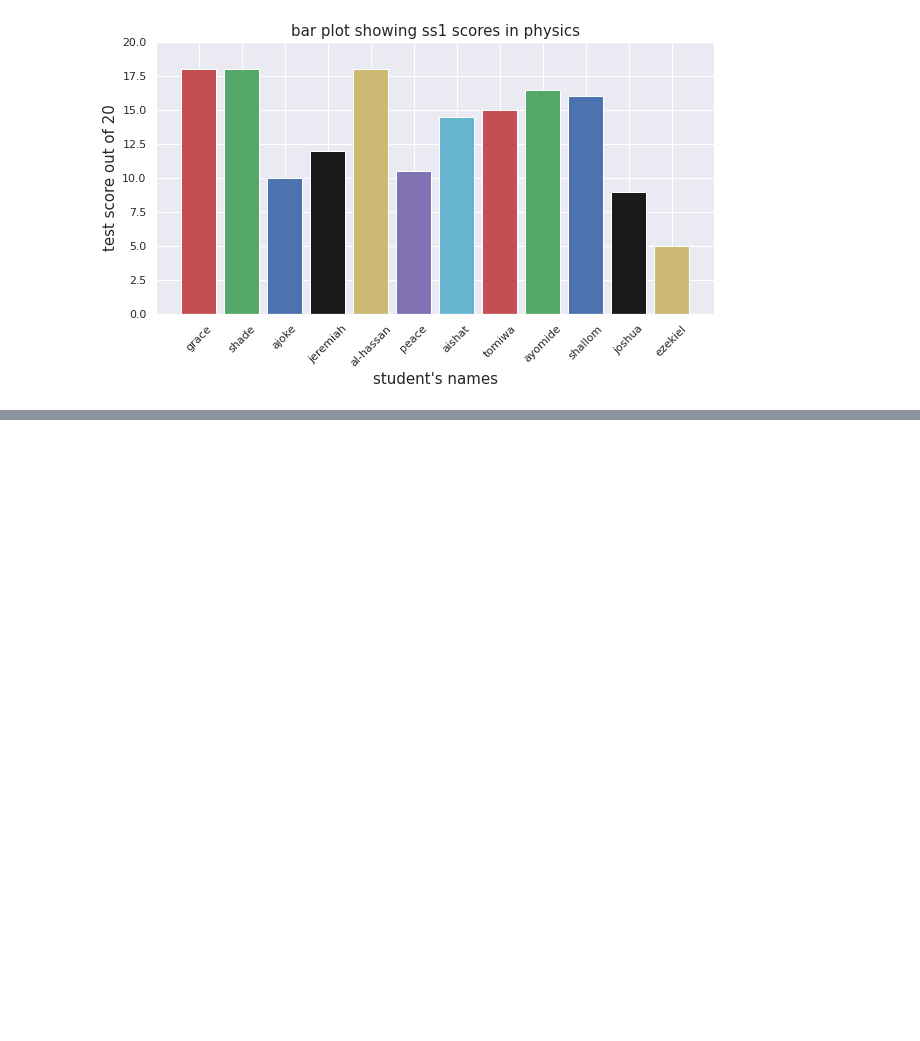
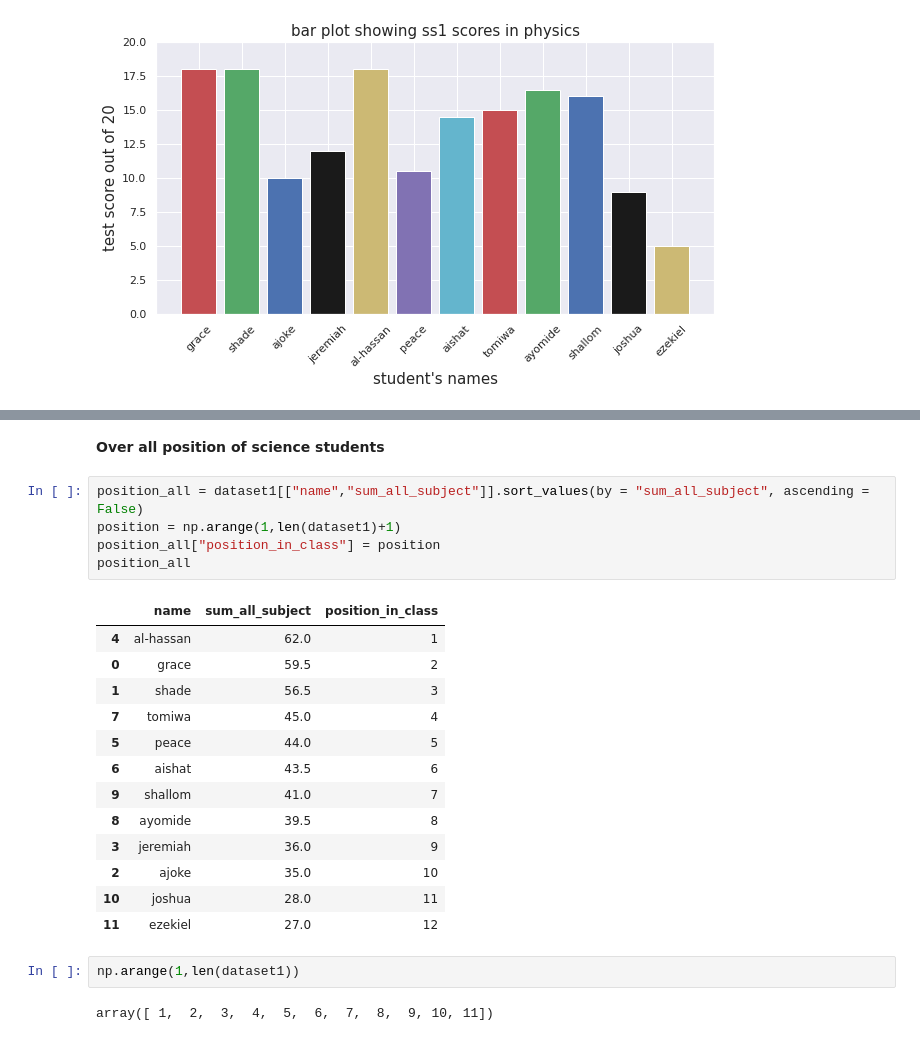
Before and after one commit to ayosamobitade/Senior-Secondary-School-Student-2ndTest-Score-Analysis, a Jupyter notebook: SS2_student_Data_Analyzed.ipynb, the cells around one changed output, grey strips where cells are left out. Cells and saved outputs as stored; diff of their text form; blank space fills up the shorter version.

```diff
--- a/SS2_student_Data_Analyzed.ipynb
+++ b/SS2_student_Data_Analyzed.ipynb
@@ -211,0 +273,25 @@ plt.show();
+# %% [markdown]
+**Over all position of science students**
+# %%
+position_all = dataset1[["name","sum_all_subject"]].sort_values(by = "sum_all_subject", ascending = False)
+position = np.arange(1,len(dataset1)+1)
+position_all["position_in_class"] = position
+position_all
+# %% [output]
+|  | name | sum_all_subject | position_in_class |
+| 4 | al-hassan | 62.0 | 1 |
+| 0 | grace | 59.5 | 2 |
+| 1 | shade | 56.5 | 3 |
+| 7 | tomiwa | 45.0 | 4 |
+| 5 | peace | 44.0 | 5 |
+| 6 | aishat | 43.5 | 6 |
+| 9 | shallom | 41.0 | 7 |
+| 8 | ayomide | 39.5 | 8 |
+| 3 | jeremiah | 36.0 | 9 |
+| 2 | ajoke | 35.0 | 10 |
+| 10 | joshua | 28.0 | 11 |
+| 11 | ezekiel | 27.0 | 12 |
+# %%
+np.arange(1,len(dataset1))
+# %% [output]
+array([ 1,  2,  3,  4,  5,  6,  7,  8,  9, 10, 11])
```
Also changed, not shown: parts of 7 cells of this notebook.
